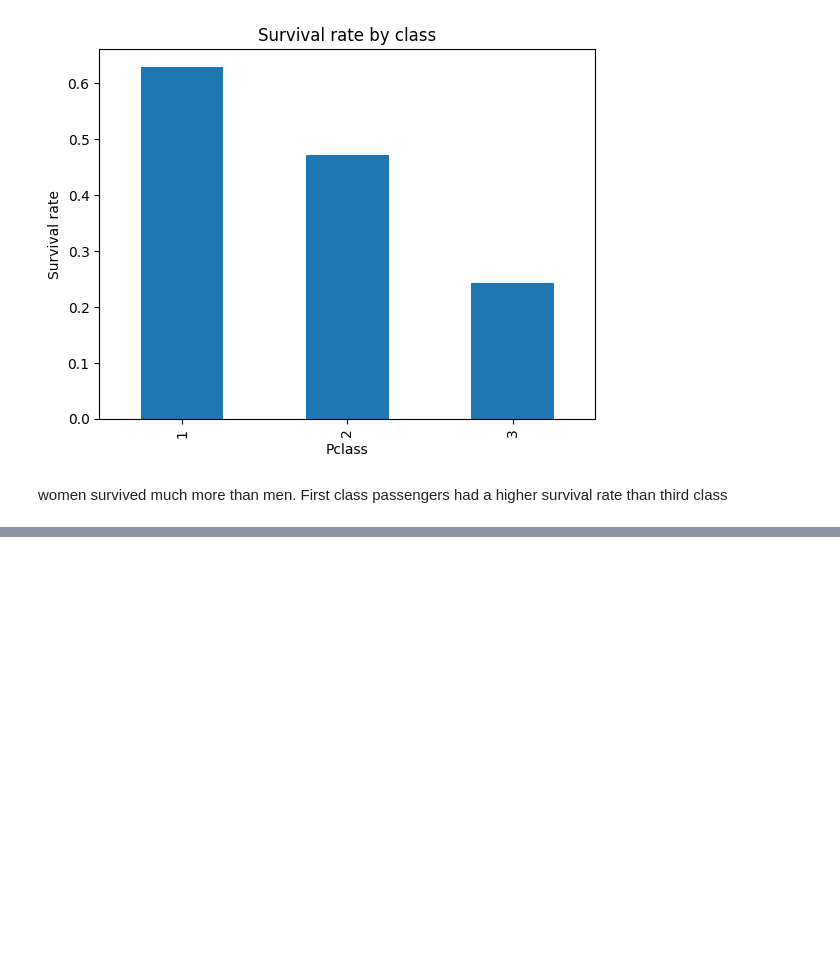
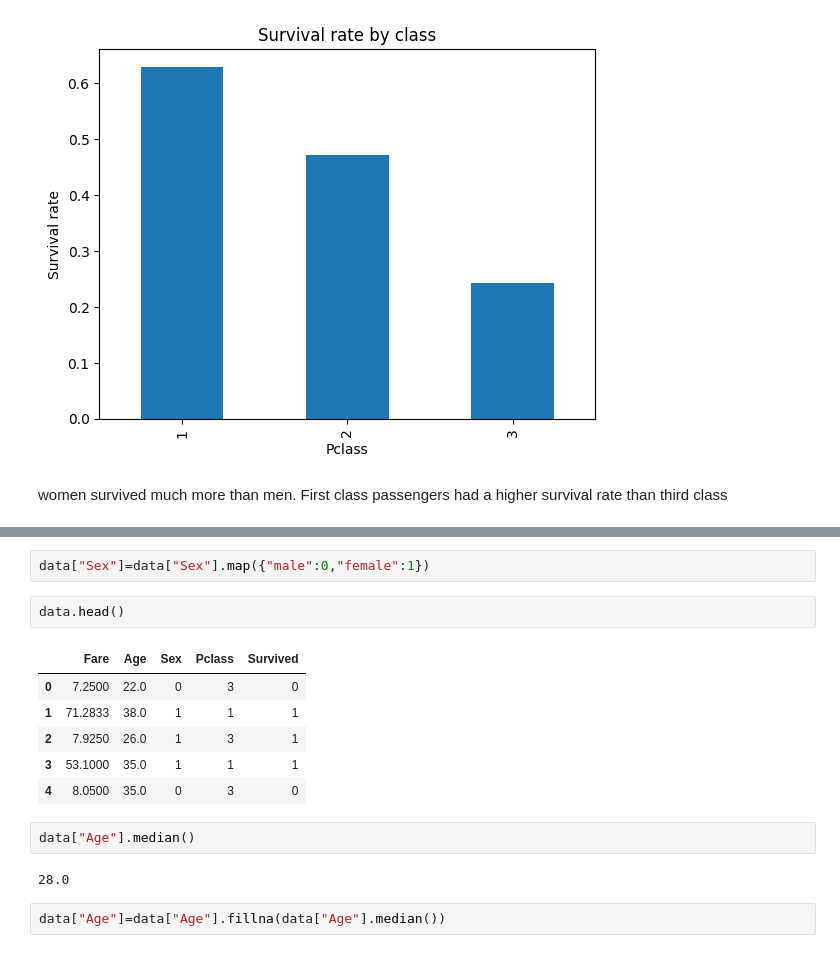
Before and after one commit to SHUSHULAT/titanic-analysis, a Jupyter notebook: ANALYSIS.ipynb, the cells around one changed output, grey strips where cells are left out. Cells and saved outputs as stored; diff of their text form; blank space fills up the shorter version.

```diff
--- a/ANALYSIS.ipynb
+++ b/ANALYSIS.ipynb
@@ -69,0 +80,17 @@ women survived much more than men. First class passengers had a higher survival
+# %%
+data["Sex"]=data["Sex"].map({"male":0,"female":1})
+# %%
+data.head()
+# %% [output]
+|  | Fare | Age | Sex | Pclass | Survived |
+| 0 | 7.2500 | 22.0 | 0 | 3 | 0 |
+| 1 | 71.2833 | 38.0 | 1 | 1 | 1 |
+| 2 | 7.9250 | 26.0 | 1 | 3 | 1 |
+| 3 | 53.1000 | 35.0 | 1 | 1 | 1 |
+| 4 | 8.0500 | 35.0 | 0 | 3 | 0 |
+# %%
+data["Age"].median()
+# %% [output]
+28.0
+# %%
+data["Age"]=data["Age"].fillna(data["Age"].median())
```
Also changed, not shown: parts of 12 cells of this notebook.
